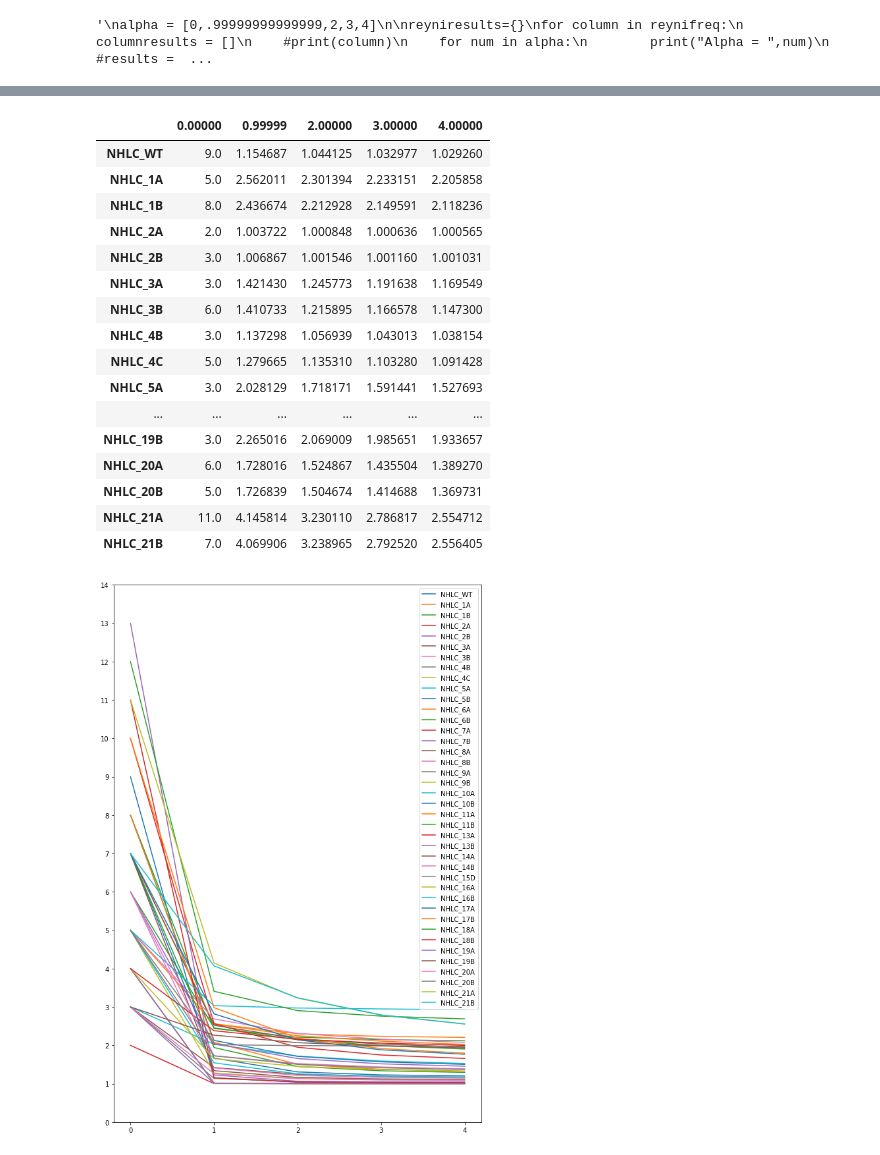
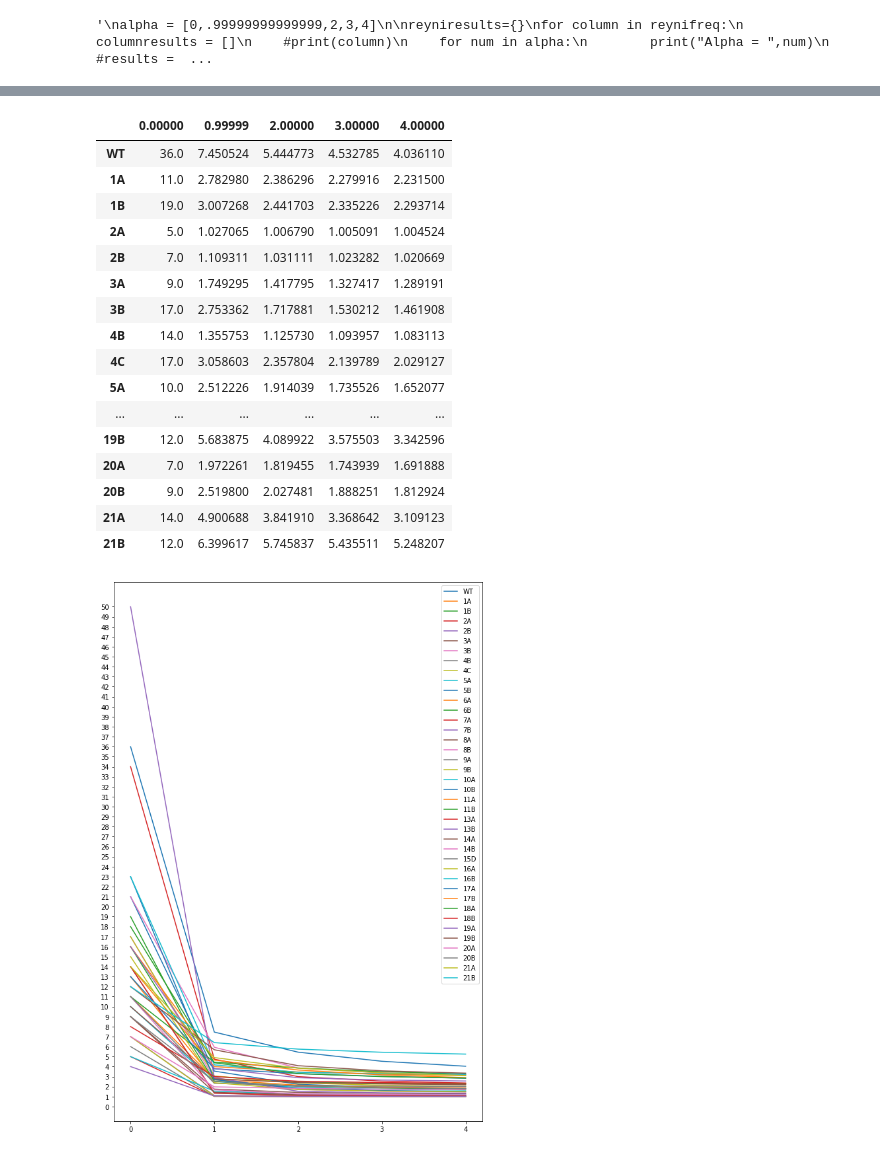
Before and after one commit to Nekose/nampun_research, a Jupyter notebook: Nampun_Research/Data Processing.ipynb, the cells around one changed output, grey strips where cells are left out. Drawn from its saved outputs; the diff is of its cells as text; code cells hidden in the pictures.

```diff
--- a/Nampun_Research/Data Processing.ipynb
+++ b/Nampun_Research/Data Processing.ipynb
@@ -4,7 +4,7 @@ import pandas as pd
 import matplotlib
 import math
 import skbio
-current_file="merged022120.csv"
+current_file="indel_rearange_combined.csv"
 # %%
 df=pd.read_excel("currentdata.xlsx")
 df2=pd.read_csv(current_file)
@@ -323,24 +294,24 @@ reynidfl = pd.DataFrame.from_dict(data=reyniresults, orient='index', columns=alp
 display(reynidfl)
 # %% [output]
 |  | 0.00000 | 0.99999 | 2.00000 | 3.00000 | 4.00000 |
-| NHLC_WT | 9.0 | 1.154687 | 1.044125 | 1.032977 | 1.029260 |
-| NHLC_1A | 5.0 | 2.562011 | 2.301394 | 2.233151 | 2.205858 |
-| NHLC_1B | 8.0 | 2.436674 | 2.212928 | 2.149591 | 2.118236 |
-| NHLC_2A | 2.0 | 1.003722 | 1.000848 | 1.000636 | 1.000565 |
-| NHLC_2B | 3.0 | 1.006867 | 1.001546 | 1.001160 | 1.001031 |
-| NHLC_3A | 3.0 | 1.421430 | 1.245773 | 1.191638 | 1.169549 |
-| NHLC_3B | 6.0 | 1.410733 | 1.215895 | 1.166578 | 1.147300 |
-| NHLC_4B | 3.0 | 1.137298 | 1.056939 | 1.043013 | 1.038154 |
-| NHLC_4C | 5.0 | 1.279665 | 1.135310 | 1.103280 | 1.091428 |
-| NHLC_5A | 3.0 | 2.028129 | 1.718171 | 1.591441 | 1.527693 |
+| WT | 36.0 | 7.450524 | 5.444773 | 4.532785 | 4.036110 |
+| 1A | 11.0 | 2.782980 | 2.386296 | 2.279916 | 2.231500 |
+| 1B | 19.0 | 3.007268 | 2.441703 | 2.335226 | 2.293714 |
+| 2A | 5.0 | 1.027065 | 1.006790 | 1.005091 | 1.004524 |
+| 2B | 7.0 | 1.109311 | 1.031111 | 1.023282 | 1.020669 |
+| 3A | 9.0 | 1.749295 | 1.417795 | 1.327417 | 1.289191 |
+| 3B | 17.0 | 2.753362 | 1.717881 | 1.530212 | 1.461908 |
+| 4B | 14.0 | 1.355753 | 1.125730 | 1.093957 | 1.083113 |
+| 4C | 17.0 | 3.058603 | 2.357804 | 2.139789 | 2.029127 |
+| 5A | 10.0 | 2.512226 | 1.914039 | 1.735526 | 1.652077 |
 | ... | ... | ... | ... | ... | ... |
-| NHLC_19B | 3.0 | 2.265016 | 2.069009 | 1.985651 | 1.933657 |
-| NHLC_20A | 6.0 | 1.728016 | 1.524867 | 1.435504 | 1.389270 |
-| NHLC_20B | 5.0 | 1.726839 | 1.504674 | 1.414688 | 1.369731 |
-| NHLC_21A | 11.0 | 4.145814 | 3.230110 | 2.786817 | 2.554712 |
-| NHLC_21B | 7.0 | 4.069906 | 3.238965 | 2.792520 | 2.556405 |
+| 19B | 12.0 | 5.683875 | 4.089922 | 3.575503 | 3.342596 |
+| 20A | 7.0 | 1.972261 | 1.819455 | 1.743939 | 1.691888 |
+| 20B | 9.0 | 2.519800 | 2.027481 | 1.888251 | 1.812924 |
+| 21A | 14.0 | 4.900688 | 3.841910 | 3.368642 | 3.109123 |
+| 21B | 12.0 | 6.399617 | 5.745837 | 5.435511 | 5.248207 |
 # %%
-ax = reynidf.plot(figsize = (10,15), xticks=(0,1,2,3,4),yticks=(range(0,15)))
+ax = reynidf.plot(figsize = (10,15), xticks=(0,1,2,3,4),yticks=(range(0,51)))
 ax.figure.savefig('figure.png')
 # %% [output]
-[figure, old version]
+[figure, new version]
```
Also changed, not shown: parts of 8 cells of this notebook, 1 other file.
